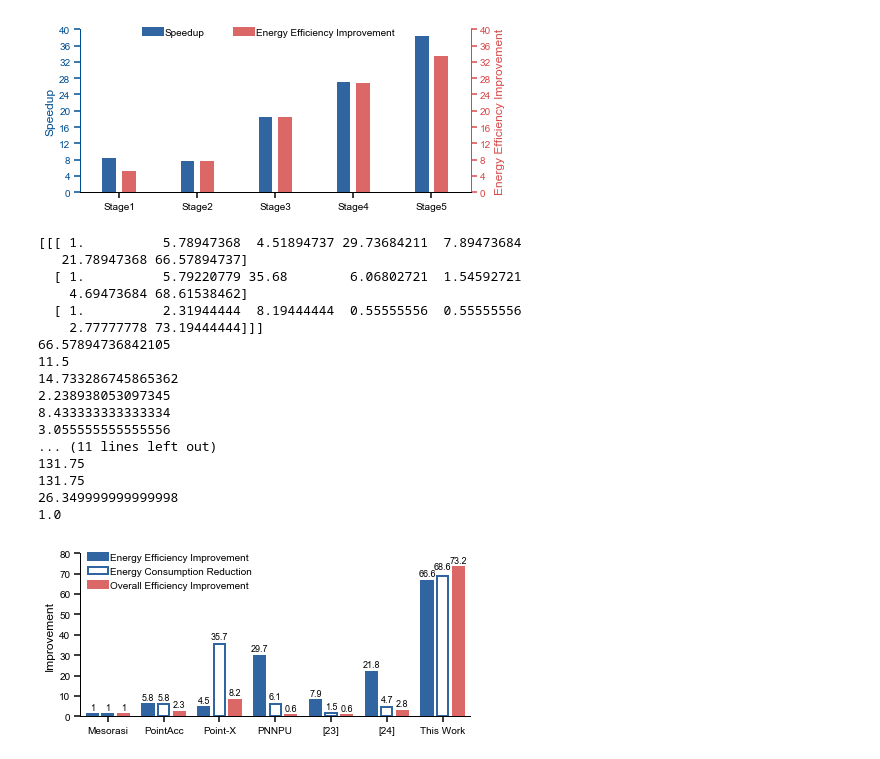
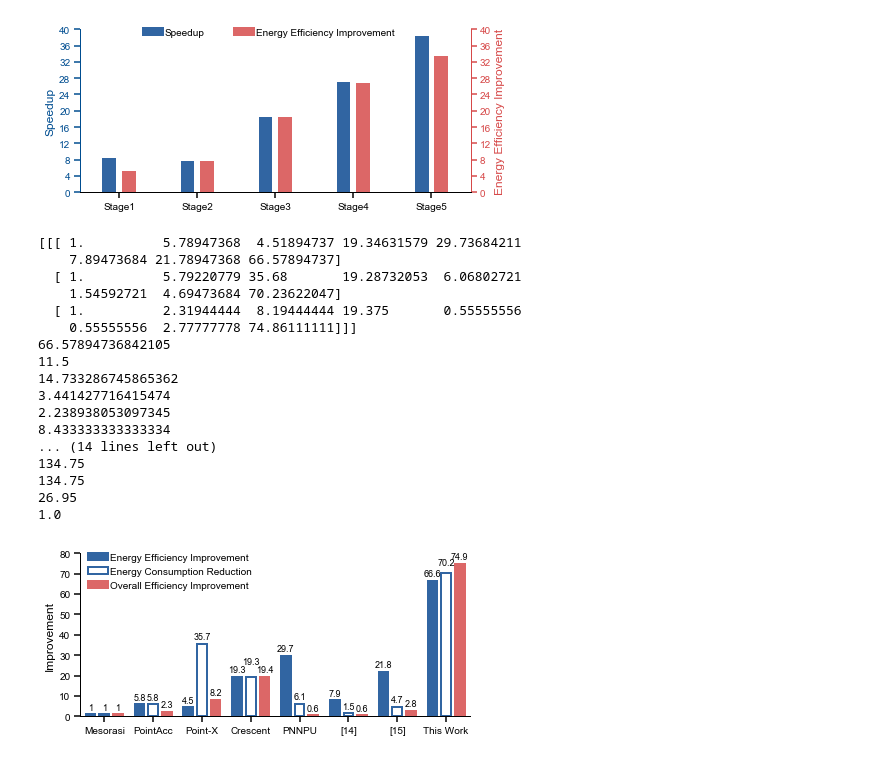
Before and after one commit to changchun-zhou/sagitta_fig, a Jupyter notebook: Nebula/scripts/Nebula.ipynb, the cells around one changed output. Cells and saved outputs as stored; diff of their text form; code cells hidden in the pictures.

```diff
--- a/Nebula/scripts/Nebula.ipynb
+++ b/Nebula/scripts/Nebula.ipynb
@@ -912,7 +897,7 @@ sys.path.append('../')
 from cls_plt_fig import cls_plt_fig
 
 fig_name ='../generate/Technique.svg'
-Techniques = ['Baseline','EFP','EFP+DSBF','EFP+DSBF+MLPF'] # 18
+Techniques = ['Baseline','EFP','EFP+DSBF','EFP+DSBF+BMF'] # 18
 Speedup = [[1, 1.07, 8.53, 15.32]]
 NEE = np.array([[0.93, 5.13, 11.64, 12.65]])/0.93
 
@@ -1064,7 +1049,19 @@ import pandas as pd
 import matplotlib.pyplot as plt
 import sys
 sys.path.append('../')
+
 from cls_plt_fig import cls_plt_fig
+import pandas as pd
+import numpy as np
+np.set_printoptions(threshold=np.inf)
+
+pd.set_option('display.width', 300) # 设置字符显示宽度
+pd.set_option('display.max_rows', None) # 设置显示最大行
+pd.set_option('display.max_columns', None) # 设置显示最大列，None为显示所有列
+
+
+long_series = pd.Series(np.random.randn(1000))
+
 
 y1_yticks_max = 12
 y2_yticks_max = 12
@@ -1072,16 +1069,17 @@ fig_name ='../generate/SOTA.svg'
 work = [    'Mesorasi',
             'PointAcc',
             'Point-X',
+            'Crescent',
              'PNNPU',
-             '[23]',
-             '[24]',
+             '[14]',
+             '[15]',
              'This Work']
-frame_energy                    = np.array([8.92, 1.54, 0.25, 1.47, 5.77, 1.9, 0.13])
+frame_energy                    = np.array([8.92, 1.54, 0.25, 0.46248, 1.47, 5.77, 1.9, 0.127])
 frame_energy_reduction          = frame_energy[0]/frame_energy # /np.max(frame_energy)
-energy_efficiency               = np.array([0.19, 1.1, 0.8586, 5.65, 1.5, 4.14, 12.65])
+energy_efficiency               = np.array([0.19, 1.1, 0.8586, 3.6758, 5.65, 1.5, 4.14, 12.65])
 energy_efficiency_Improvement   = energy_efficiency / energy_efficiency[0]
 
-Overall = np.array([0.072, 0.167, 0.59, 0.04, 0.04, 0.2, 5.27])
+Overall = np.array([0.072, 0.167, 0.59, 1.395, 0.04, 0.04, 0.2, 5.39])
 Overall_Improvement = Overall/Overall[0]
 x_value = np.arange(len(work))
 # x_label = "${Works}$"
@@ -1112,42 +1110,42 @@ cls_plt_fig('').func_plt_fig(
     fig_name=fig_name,
     x_value=x_value,
     y_label = y_label,
     y_value = y_value,
     y_fig_type = y_fig_type,
     y_legend = y_legend,
     y_color = y_color,
     y_axis_color = [(0, 0, 0)],
     y_edgecolor = [[(49/255, 101/255, 162/255), (49/255, 101/255, 162/255), (220/255, 103/255, 103/255)],[]],
     y_yticks_max=y_yticks_max,
     y_yticks_min=[0, 0],
     len_yticks=len_yticks,
     xticks= xticks,
     legend_loc =legend_loc,
     figsize=figsize, #[0, 0, 1, 1],
     font_size = 10,
     plt_text = True,
     legend_ncol=legend_ncol,
     labelrotation = 0,
     bar_width = bar_width,
     bar_gap_width = 0.08,
     border_width = 0.5
 )
 # %% [output]
-[[[ 1.          5.78947368  4.51894737 29.73684211  7.89473684
-   21.78947368 66.57894737]
-  [ 1.          5.79220779 35.68        6.06802721  1.54592721
-    4.69473684 68.61538462]
-  [ 1.          2.31944444  8.19444444  0.55555556  0.55555556
-    2.77777778 73.19444444]]]
+[[[ 1.          5.78947368  4.51894737 19.34631579 29.73684211
+    7.89473684 21.78947368 66.57894737]
+  [ 1.          5.79220779 35.68       19.28732053  6.06802721
+    1.54592721  4.69473684 70.23622047]
+  [ 1.          2.31944444  8.19444444 19.375       0.55555556
+    0.55555556  2.77777778 74.86111111]]]
 66.57894736842105
 11.5
 14.733286745865362
+3.441427716415474
 2.238938053097345
 8.433333333333334
-3.055555555555556
-... (11 lines left out)
-131.75
-131.75
-26.349999999999998
+... (14 lines left out)
+134.75
+134.75
+26.95
 1.0
-[figure, old version]
+[figure, new version]
```
Also changed, not shown: parts of 4 cells of this notebook.
